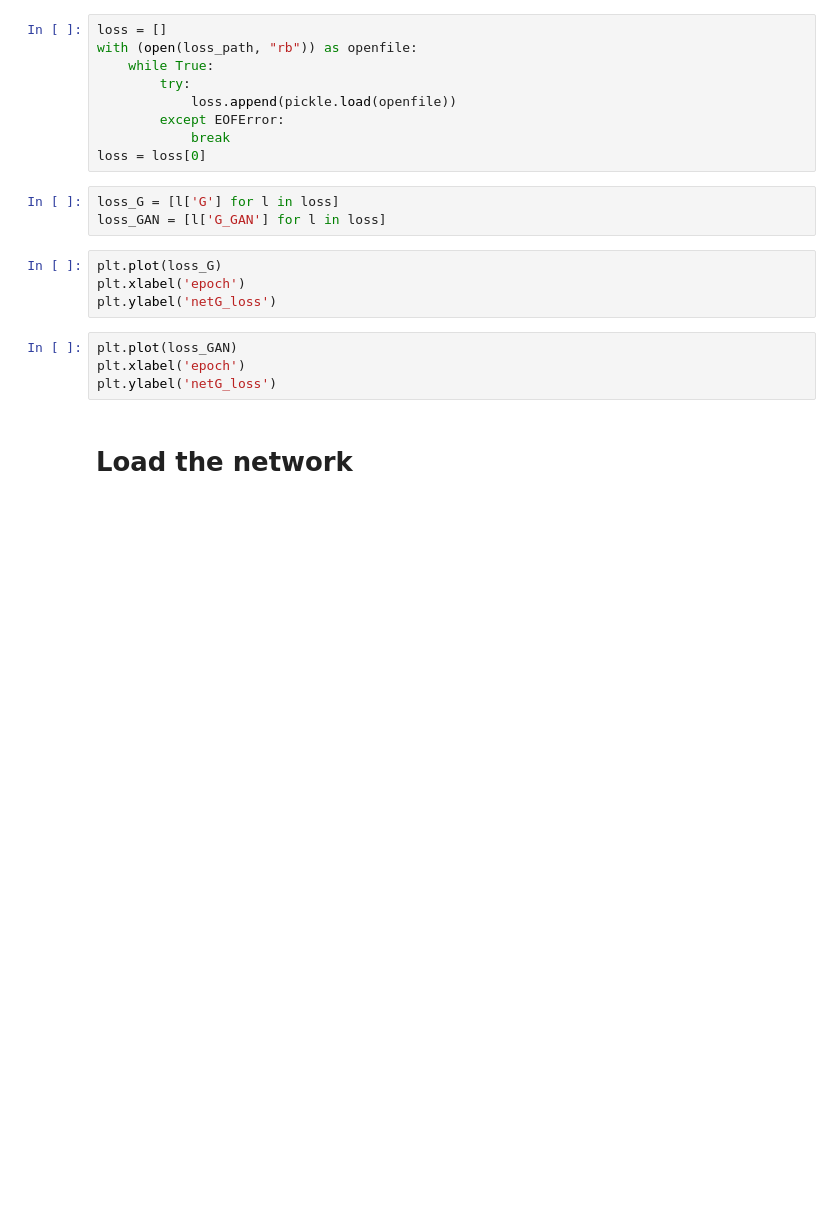
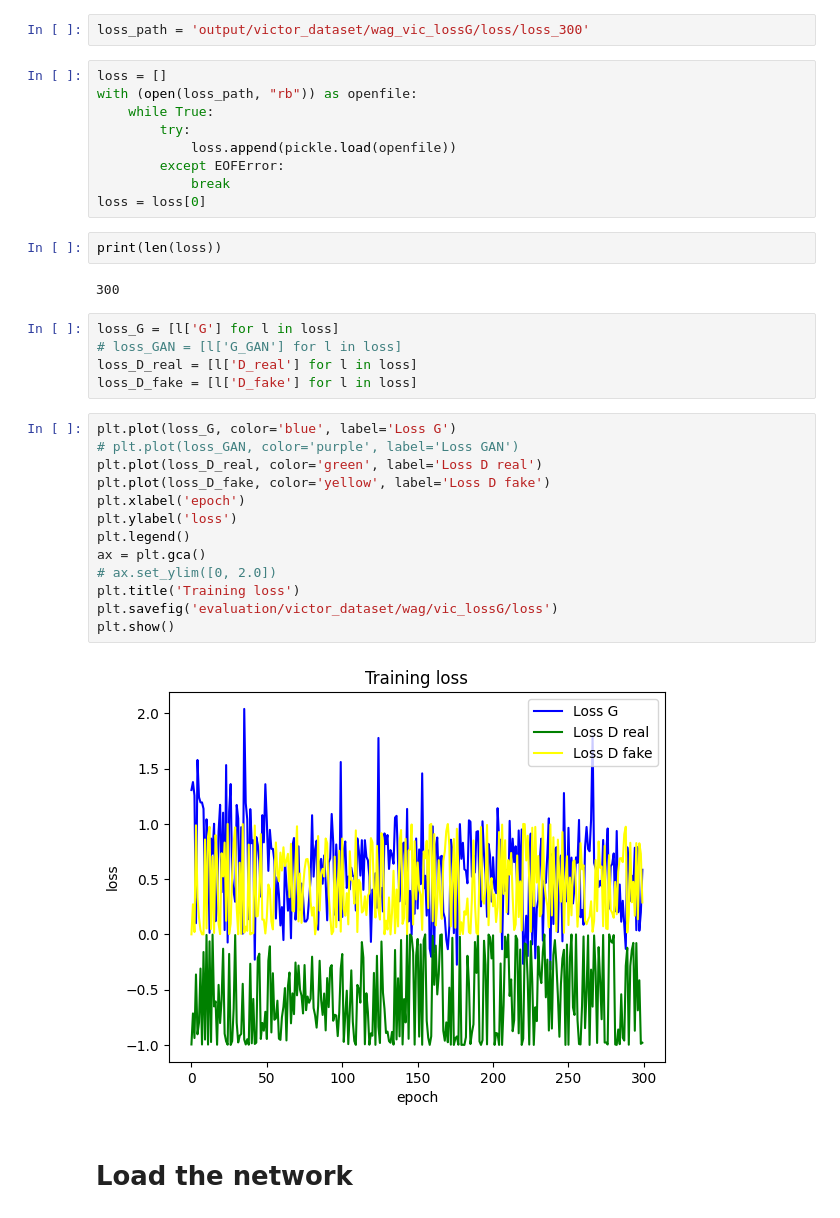
Before and after one commit to Victorvv-1024/Victor-I2I, a Jupyter notebook: Victor_CUT_Seg/eval.ipynb, the cells around one changed output. Drawn from its saved outputs; the diff is of its cells as text; blank space fills up the shorter version.

```diff
--- a/Victor_CUT_Seg/eval.ipynb
+++ b/Victor_CUT_Seg/eval.ipynb
@@ -18,3 +16,5 @@ loss_path = 'output_HPC/victor_demo_v4/loss/loss_511'
+# %%
+loss_path = 'output/victor_dataset/wag_vic_lossG/loss/loss_300'
 # %%
 loss = []
 with (open(loss_path, "rb")) as openfile:
@@ -24,17 +24,30 @@ with (open(loss_path, "rb")) as openfile:
         except EOFError:
             break
 loss = loss[0]
+# %%
+print(len(loss))
+# %% [output]
+300
 # %%
 loss_G = [l['G'] for l in loss]
-loss_GAN = [l['G_GAN'] for l in loss]
+# loss_GAN = [l['G_GAN'] for l in loss]
+loss_D_real = [l['D_real'] for l in loss]
+loss_D_fake = [l['D_fake'] for l in loss]
-# %%
-plt.plot(loss_G)
-plt.xlabel('epoch')
-plt.ylabel('netG_loss')
-# %%
-plt.plot(loss_GAN)
-plt.xlabel('epoch')
-plt.ylabel('netG_loss')
+# %%
+plt.plot(loss_G, color='blue', label='Loss G')
+# plt.plot(loss_GAN, color='purple', label='Loss GAN')
+plt.plot(loss_D_real, color='green', label='Loss D real')
+plt.plot(loss_D_fake, color='yellow', label='Loss D fake')
+plt.xlabel('epoch')
+plt.ylabel('loss')
+plt.legend()
+ax = plt.gca()
+# ax.set_ylim([0, 2.0])
+plt.title('Training loss')
+plt.savefig('evaluation/victor_dataset/wag/vic_lossG/loss')
+plt.show()
+# %% [output]
+[figure, added]
 # %% [markdown]
 <h1>Load the network</h1>
 # %%
```
Also changed, not shown: parts of 152 cells of this notebook, 17 other files.
